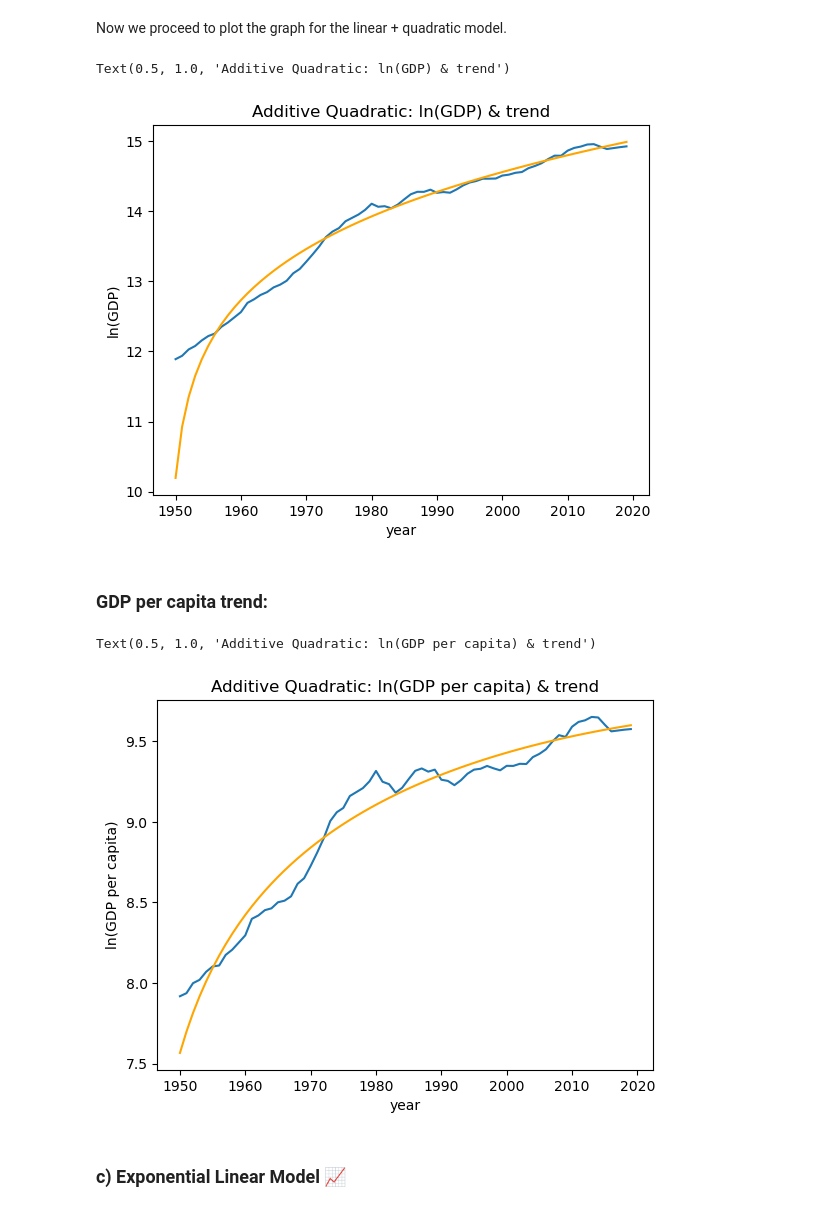
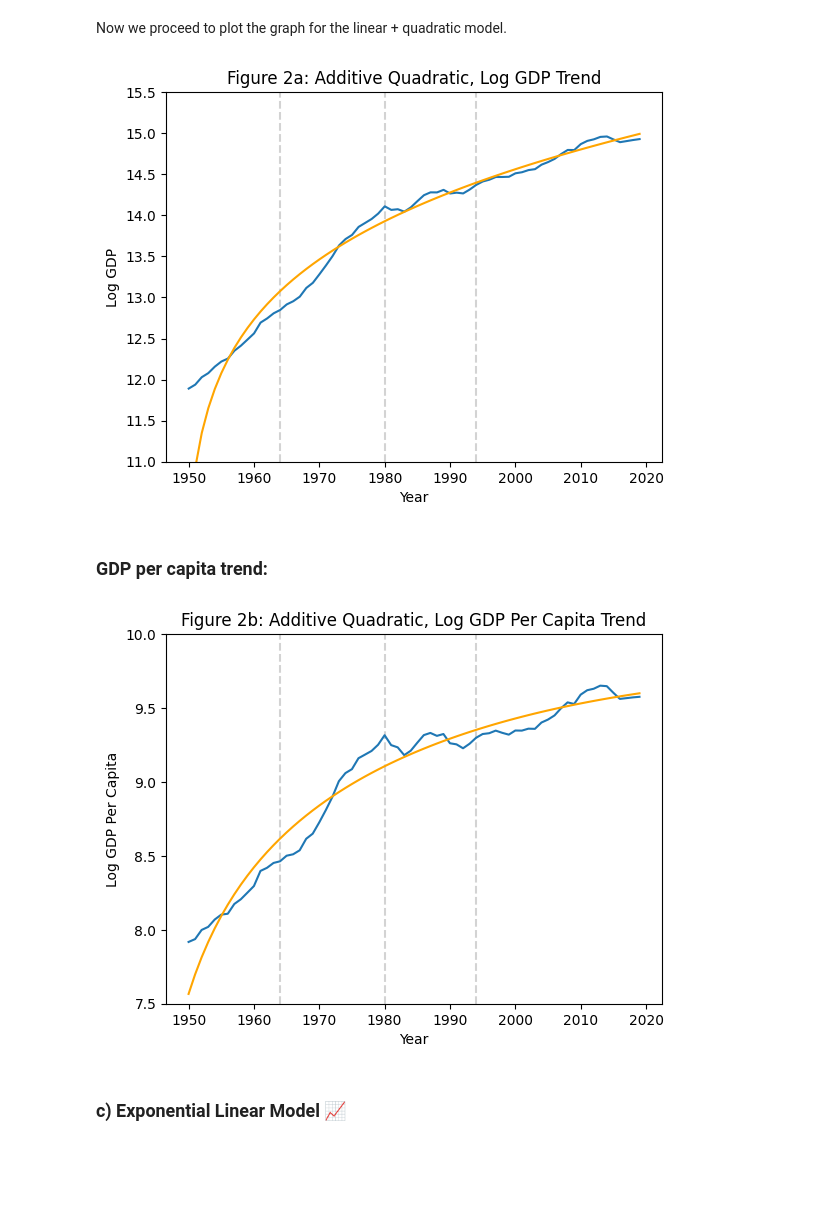
Before and after one commit to Jessie-Fung/ec2b1-brazil, a Jupyter notebook: code/code.ipynb, the cells around one changed output. Saved outputs shown, nothing was run; the diff lists cells and outputs as text; code cells hidden in the pictures; blank space fills up the shorter version.

```diff
--- a/code/code.ipynb
+++ b/code/code.ipynb
@@ -148,42 +158,52 @@ plt.plot(data['year'],np.log(data['rgdpna']))
 plt.plot(data['year'],yhat_add_quad, color = 'orange')
 
 #labels
-plt.xlabel("year")
-plt.ylabel("ln(GDP)")
+plt.xlabel("Year")
+plt.ylabel("Log GDP")
 
-#title
-plt.title("Additive Quadratic: ln(GDP) & trend")
+#formatting
+plt.title("Figure 2a: Additive Quadratic, Log GDP Trend")
+plt.ylim(11,15.5)
+plt.axvline(x=1964, color = "lightgrey", linestyle = 'dashed', zorder = 1)
+plt.axvline(x=1980, color = "lightgrey", linestyle = 'dashed', zorder = 1)
+plt.axvline(x=1994, color = "lightgrey", linestyle = 'dashed', zorder = 1)
+
+plt.savefig("./figures/Figure 2a.png", dpi=300, bbox_inches='tight')
 # %% [output]
-Text(0.5, 1.0, 'Additive Quadratic: ln(GDP) & trend')
-[figure, old version]
+[figure, new version]
 # %% [markdown]
 ### GDP per capita trend:
 # %%
 a_add_quadpc, b_add_quadpc, c_add_quadpc = get_regression_coefs(Ypc, x1, x2, x3)
 
 # Initialise predicted values yhat
 Yhat_add_quadpc = np.empty(T)
 
 # Create loop to compute trend for all years
 for t in range(T):
     Yhat_add_quadpc[t] = a_add_quadpc + b_add_quadpc * (t + 1) + c_add_quadpc * (t + 1)**2 # recall that Python indexing starts at 0
 
 # Let us convert into log-units
 yhat_add_quadpc = np.log(Yhat_add_quadpc)
 
 plt.figure()
 plt.plot(data['year'],np.log(data['rgdpna_pc']))
 plt.plot(data['year'],yhat_add_quadpc, color = 'orange')
 
 #labels
-plt.xlabel("year")
-plt.ylabel("ln(GDP per capita)")
+plt.xlabel("Year")
+plt.ylabel("Log GDP Per Capita")
 
-#title
-plt.title("Additive Quadratic: ln(GDP per capita) & trend")
+#formatting
+plt.title("Figure 2b: Additive Quadratic, Log GDP Per Capita Trend")
+plt.ylim(7.5,10)
+plt.axvline(x=1964, color = "lightgrey", linestyle = 'dashed', zorder = 1)
+plt.axvline(x=1980, color = "lightgrey", linestyle = 'dashed', zorder = 1)
+plt.axvline(x=1994, color = "lightgrey", linestyle = 'dashed', zorder = 1)
+
+plt.savefig("./figures/Figure 2b.png", dpi=300, bbox_inches='tight')
 # %% [output]
-Text(0.5, 1.0, 'Additive Quadratic: ln(GDP per capita) & trend')
-[figure, old version]
+[figure, new version]
 # %% [markdown]
 ### c) Exponential Linear Model 📈
 # %%
```
Also changed, not shown: parts of 15 cells of this notebook, 13 other files.
